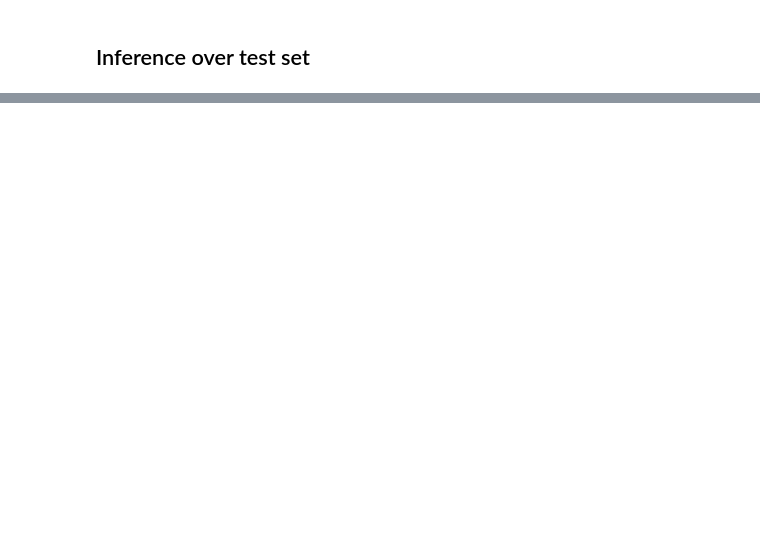
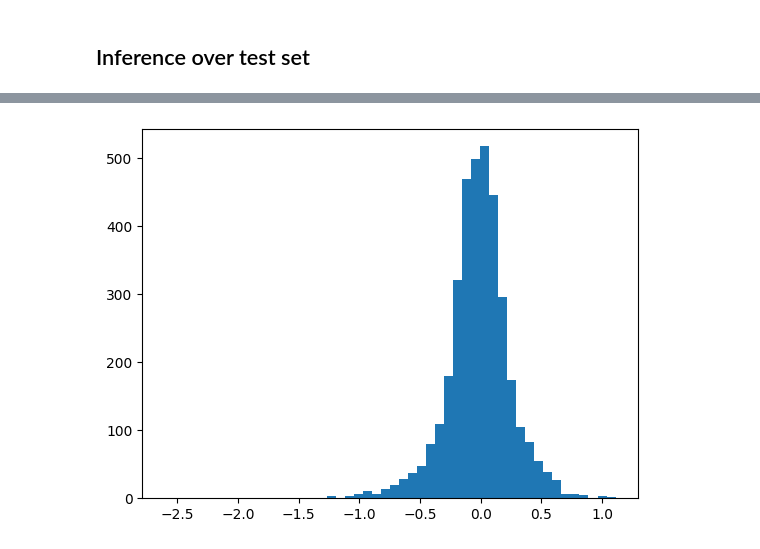
Before and after one commit to ignacioreyes/kaggle_model_runtime, a Jupyter notebook: train_tile.ipynb, the cells around one changed output, grey strips where cells are left out. Cells and saved outputs as stored; diff of their text form; code cells hidden in the pictures; blank space fills up the shorter version.

```diff
--- a/train_tile.ipynb
+++ b/train_tile.ipynb
@@ -173,2 +247,4 @@ pd.DataFrame(test_prediction, columns=['TopConfigs']).to_csv('tile_test_predicti
 # %%
-plt.hist(np.abs(mlp.dense_layer_1.kernel.numpy().flatten()), bins=50)
+plt.hist(mlp.dense_layer_1.kernel.numpy().flatten(), bins=50);
+# %% [output]
+[figure, added]
```
Also changed, not shown: parts of 14 cells of this notebook, 2 other files.
